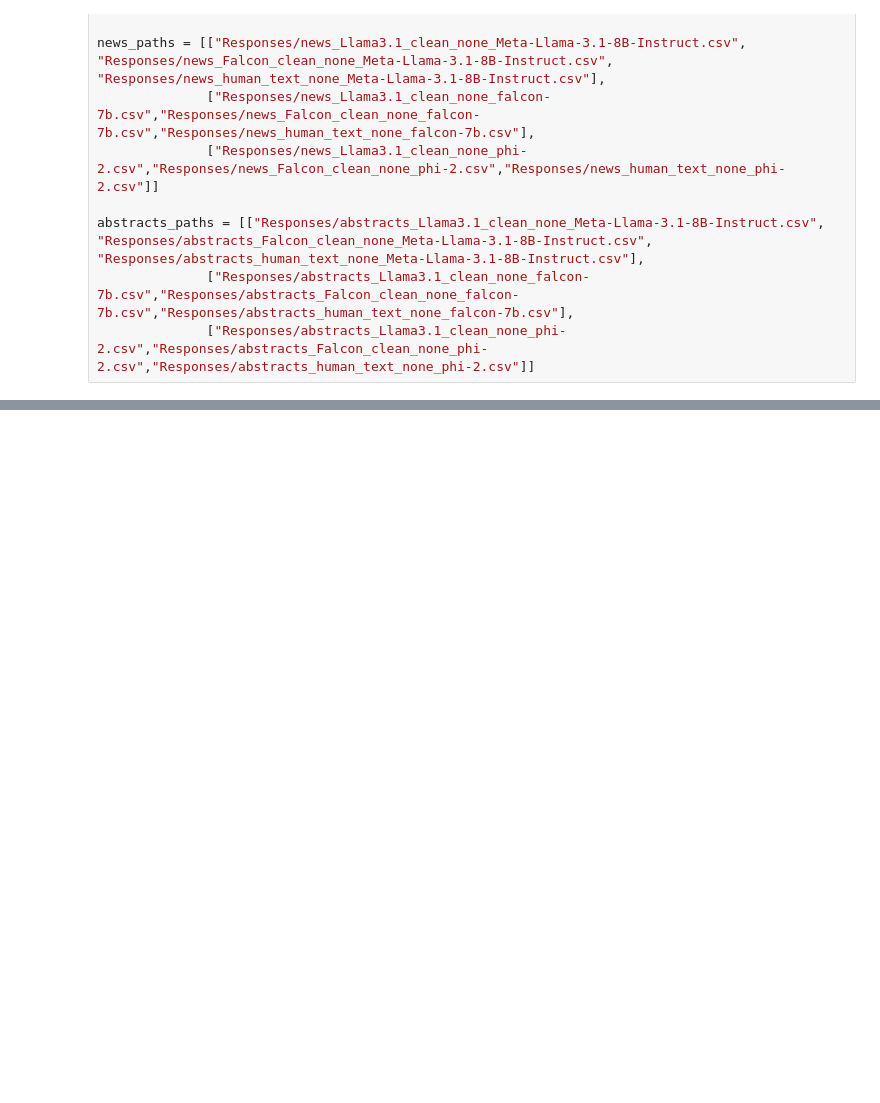
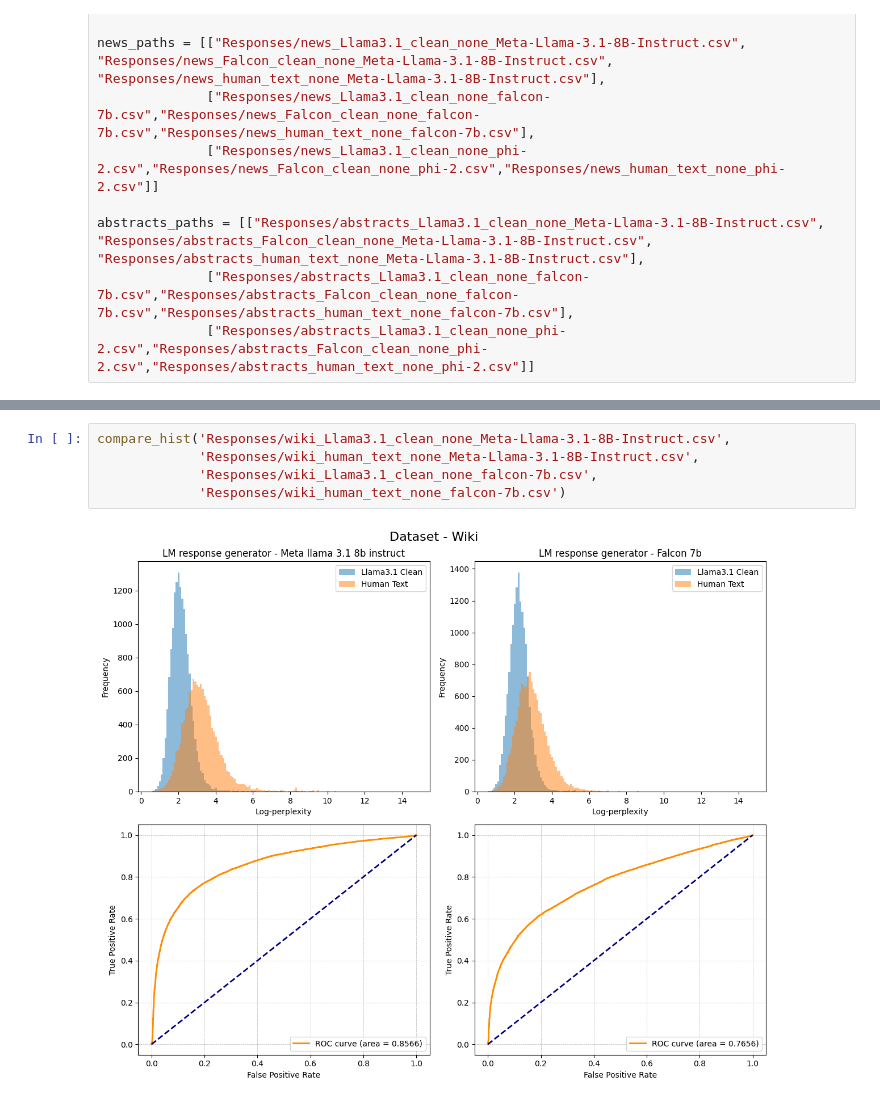
Before and after one commit to AdamVinestock/NLP-Authorship-Attribution, a Jupyter notebook: analyze_response.ipynb, the cells around one changed output, grey strips where cells are left out. Saved outputs shown, nothing was run; the diff lists cells and outputs as text; blank space fills up the shorter version.

```diff
--- a/analyze_response.ipynb
+++ b/analyze_response.ipynb
@@ -379,0 +355,7 @@ print(tabulate(results_table, headers=columns, showindex=rows, tablefmt="grid"))
+# %%
+compare_hist('Responses/wiki_Llama3.1_clean_none_Meta-Llama-3.1-8B-Instruct.csv',
+             'Responses/wiki_human_text_none_Meta-Llama-3.1-8B-Instruct.csv',
+             'Responses/wiki_Llama3.1_clean_none_falcon-7b.csv',
+             'Responses/wiki_human_text_none_falcon-7b.csv')
+# %% [output]
+[figure, added]
```
Also changed, not shown: parts of 8 cells of this notebook, 7 other files.
